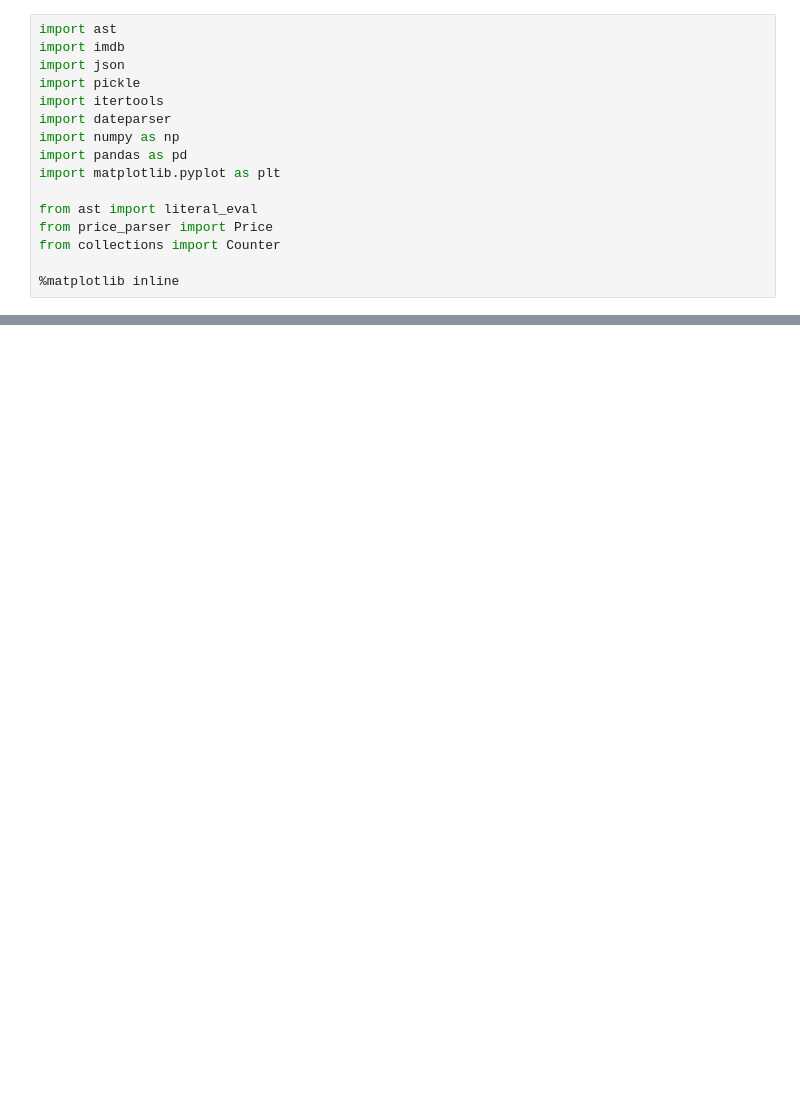
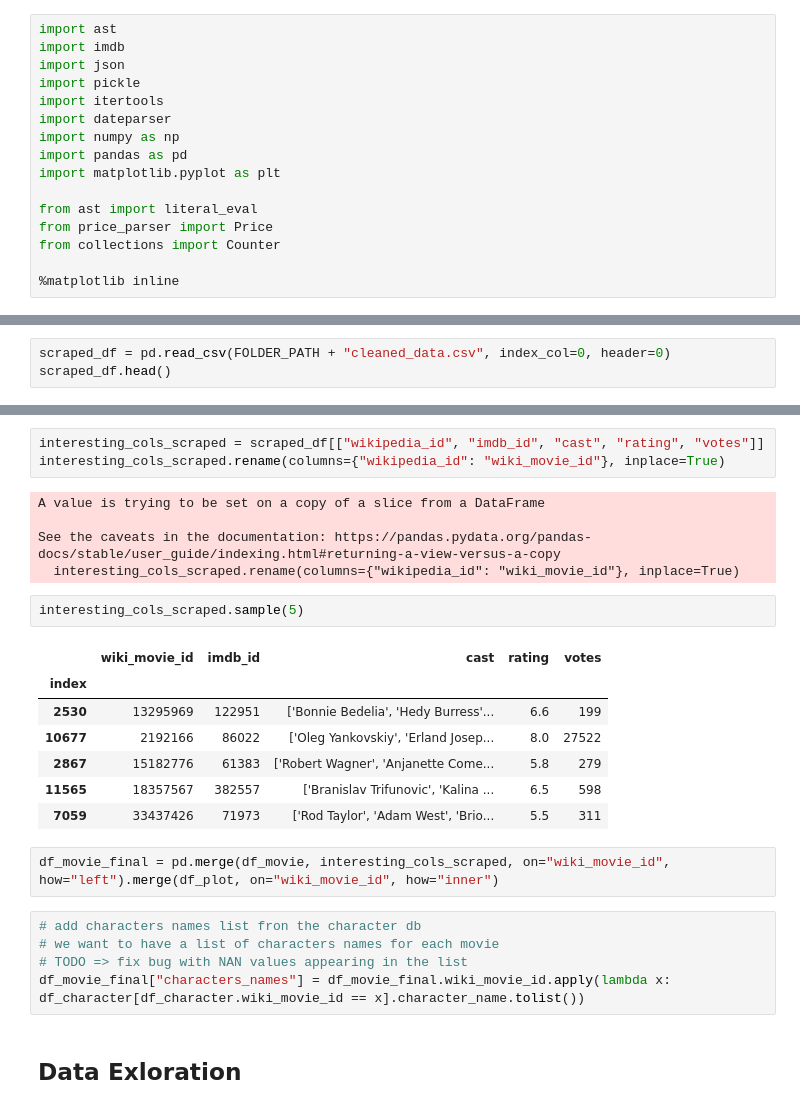
Before and after one commit to epfl-ada/ada-2022-project-r4d4r, a Jupyter notebook: main.ipynb, the cells around one changed output, grey strips where cells are left out. Drawn from its saved outputs; the diff is of its cells as text; blank space fills up the shorter version.

```diff
--- a/main.ipynb
+++ b/main.ipynb
@@ -215,0 +149,3 @@ plt.show()
+# %%
+scraped_df = pd.read_csv(FOLDER_PATH + "cleaned_data.csv", index_col=0, header=0)
+scraped_df.head()
@@ -215,0 +160,27 @@ plt.show()
+# %%
+interesting_cols_scraped = scraped_df[["wikipedia_id", "imdb_id", "cast", "rating", "votes"]]
+interesting_cols_scraped.rename(columns={"wikipedia_id": "wiki_movie_id"}, inplace=True)
+# %% [output]
+A value is trying to be set on a copy of a slice from a DataFrame
+
+See the caveats in the documentation: https://pandas.pydata.org/pandas-docs/stable/user_guide/indexing.html#returning-a-view-versus-a-copy
+  interesting_cols_scraped.rename(columns={"wikipedia_id": "wiki_movie_id"}, inplace=True)
+# %%
+interesting_cols_scraped.sample(5)
+# %% [output]
+|  | wiki_movie_id | imdb_id | cast | rating | votes |
+| index |  |  |  |  |  |
+| 2530 | 13295969 | 122951 | ['Bonnie Bedelia', 'Hedy Burress'... | 6.6 | 199 |
+| 10677 | 2192166 | 86022 | ['Oleg Yankovskiy', 'Erland Josep... | 8.0 | 27522 |
+| 2867 | 15182776 | 61383 | ['Robert Wagner', 'Anjanette Come... | 5.8 | 279 |
+| 11565 | 18357567 | 382557 | ['Branislav Trifunovic', 'Kalina ... | 6.5 | 598 |
+| 7059 | 33437426 | 71973 | ['Rod Taylor', 'Adam West', 'Brio... | 5.5 | 311 |
+# %%
+df_movie_final = pd.merge(df_movie, interesting_cols_scraped, on="wiki_movie_id", how="left").merge(df_plot, on="wiki_movie_id", how="inner")
+# %%
+# add characters names list fron the character db
+# we want to have a list of characters names for each movie
+# TODO => fix bug with NAN values appearing in the list
+df_movie_final["characters_names"] = df_movie_final.wiki_movie_id.apply(lambda x: df_character[df_character.wiki_movie_id == x].character_name.tolist())
+# %% [markdown]
+## Data Exloration ##
```
Also changed, not shown: parts of 43 cells of this notebook, 1 other file.
